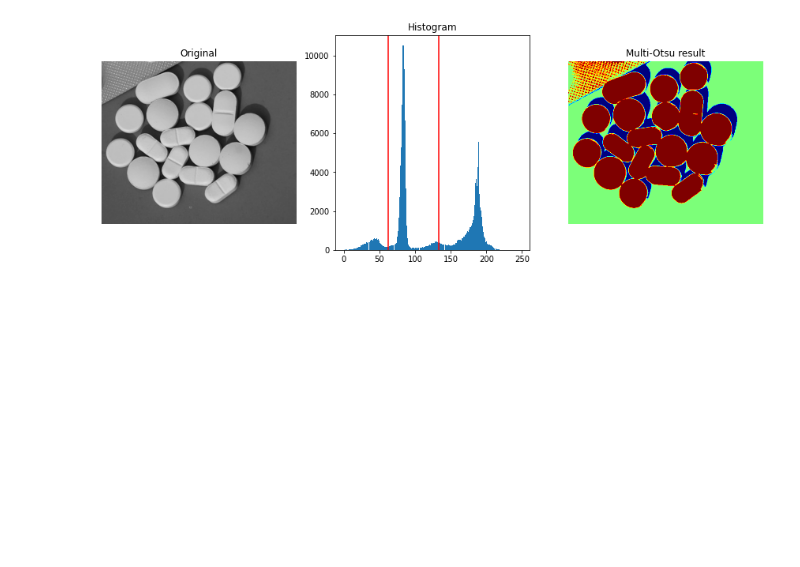
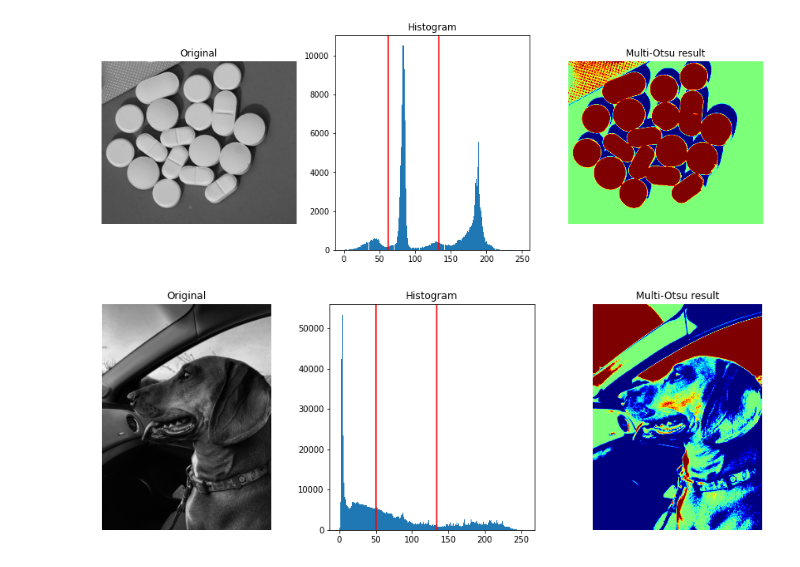
Before and after one commit to ivnlee/tec-mna-cv, a Jupyter notebook: week_9/6_segmentation_otsu.ipynb, the cells around one changed output. Drawn from its saved outputs; the diff is of its cells as text; code cells hidden in the pictures; blank space fills up the shorter version.

```diff
--- a/week_9/6_segmentation_otsu.ipynb
+++ b/week_9/6_segmentation_otsu.ipynb
@@ -146,3 +146,36 @@ plt.subplots_adjust()
 plt.show()
 # %% [output]
 [figure]
+# %%
+img3 = cv2.imread('../data/nico (1).jpeg')
+gray_img = cv2.cvtColor(img3, cv2.COLOR_BGR2GRAY)
+
+thresholds = threshold_multiotsu(gray_img)
+
+# Using the threshold values, we generate the three regions.
+regions = np.digitize(gray_img, bins=thresholds)
+
+fig, ax = plt.subplots(nrows=1, ncols=3, figsize=(15, 5))
+
+# Plotting the original image.
+ax[0].imshow(gray_img, cmap='gray')
+ax[0].set_title('Original')
+ax[0].axis('off')
+
+# Plotting the histogram and the two thresholds obtained from
+# multi-Otsu.
+ax[1].hist(gray_img.ravel(), bins=255)
+ax[1].set_title('Histogram')
+for thresh in thresholds:
+    ax[1].axvline(thresh, color='r')
+
+# Plotting the Multi Otsu result.
+ax[2].imshow(regions, cmap='jet')
+ax[2].set_title('Multi-Otsu result')
+ax[2].axis('off')
+
+plt.subplots_adjust()
+
+plt.show()
+# %% [output]
+[figure, added]
```
